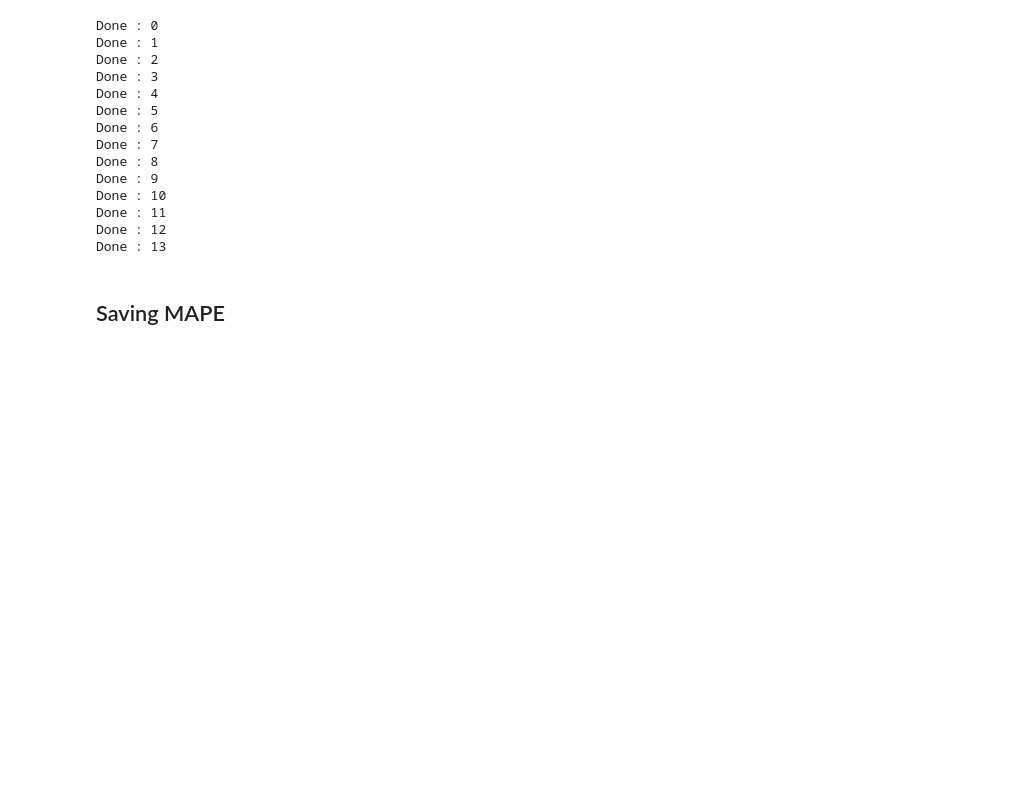
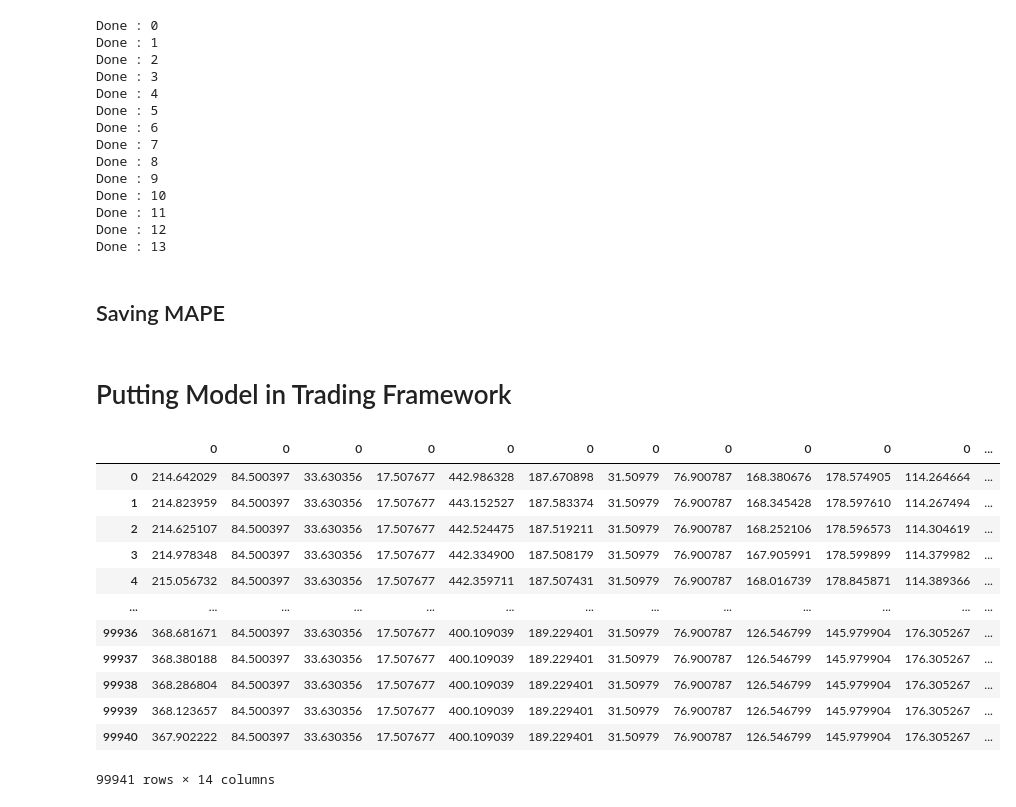
Before and after one commit to Syed-Sherjeel/PSX_Trading_Bot, a Jupyter notebook: Assaignment£3.ipynb, the cells around one changed output. Drawn from its saved outputs; the diff is of its cells as text; code cells hidden in the pictures; blank space fills up the shorter version.

Commit message:
log : Saved MEAP data

```diff
--- a/Assaignment£3.ipynb
+++ b/Assaignment£3.ipynb
@@ -347,0 +348,22 @@ df_MAPE=pd.DataFrame(MAPE)
+# %% [markdown]
+# Putting Model in Trading Framework
+# %%
+df1=pd.DataFrame(yhat_for_all_models[0])
+for i in range(1,14):
+    df2=pd.DataFrame(yhat_for_all_models[i])
+    df1=pd.concat([df1,df2],axis=1)
+df1
+# %% [output]
+|  | 0 | 0 | 0 | 0 | 0 | 0 | 0 | 0 | 0 | 0 | 0 | ... |
+| 0 | 214.642029 | 84.500397 | 33.630356 | 17.507677 | 442.986328 | 187.670898 | 31.50979 | 76.900787 | 168.380676 | 178.574905 | 114.264664 | ... |
+| 1 | 214.823959 | 84.500397 | 33.630356 | 17.507677 | 443.152527 | 187.583374 | 31.50979 | 76.900787 | 168.345428 | 178.597610 | 114.267494 | ... |
+| 2 | 214.625107 | 84.500397 | 33.630356 | 17.507677 | 442.524475 | 187.519211 | 31.50979 | 76.900787 | 168.252106 | 178.596573 | 114.304619 | ... |
+| 3 | 214.978348 | 84.500397 | 33.630356 | 17.507677 | 442.334900 | 187.508179 | 31.50979 | 76.900787 | 167.905991 | 178.599899 | 114.379982 | ... |
+| 4 | 215.056732 | 84.500397 | 33.630356 | 17.507677 | 442.359711 | 187.507431 | 31.50979 | 76.900787 | 168.016739 | 178.845871 | 114.389366 | ... |
+| ... | ... | ... | ... | ... | ... | ... | ... | ... | ... | ... | ... | ... |
+| 99936 | 368.681671 | 84.500397 | 33.630356 | 17.507677 | 400.109039 | 189.229401 | 31.50979 | 76.900787 | 126.546799 | 145.979904 | 176.305267 | ... |
+| 99937 | 368.380188 | 84.500397 | 33.630356 | 17.507677 | 400.109039 | 189.229401 | 31.50979 | 76.900787 | 126.546799 | 145.979904 | 176.305267 | ... |
+| 99938 | 368.286804 | 84.500397 | 33.630356 | 17.507677 | 400.109039 | 189.229401 | 31.50979 | 76.900787 | 126.546799 | 145.979904 | 176.305267 | ... |
+| 99939 | 368.123657 | 84.500397 | 33.630356 | 17.507677 | 400.109039 | 189.229401 | 31.50979 | 76.900787 | 126.546799 | 145.979904 | 176.305267 | ... |
+| 99940 | 367.902222 | 84.500397 | 33.630356 | 17.507677 | 400.109039 | 189.229401 | 31.50979 | 76.900787 | 126.546799 | 145.979904 | 176.305267 | ... |
+99941 rows × 14 columns
```
Also changed, not shown: parts of 2 cells of this notebook, 1 other file.
